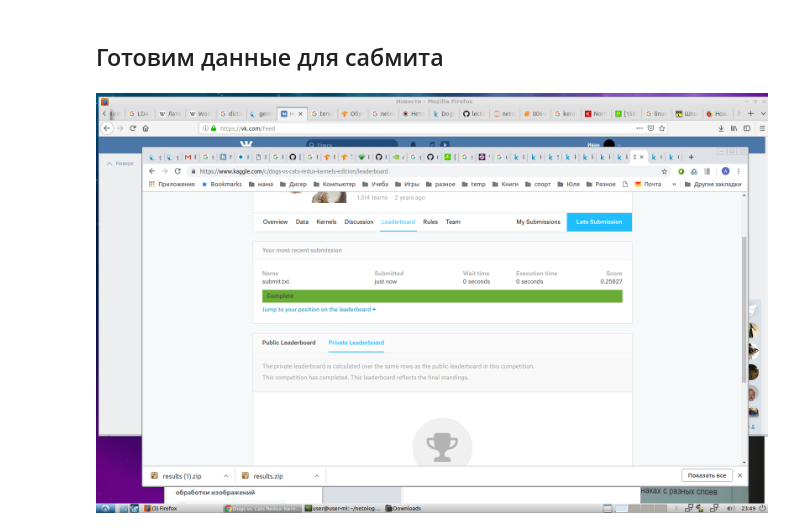
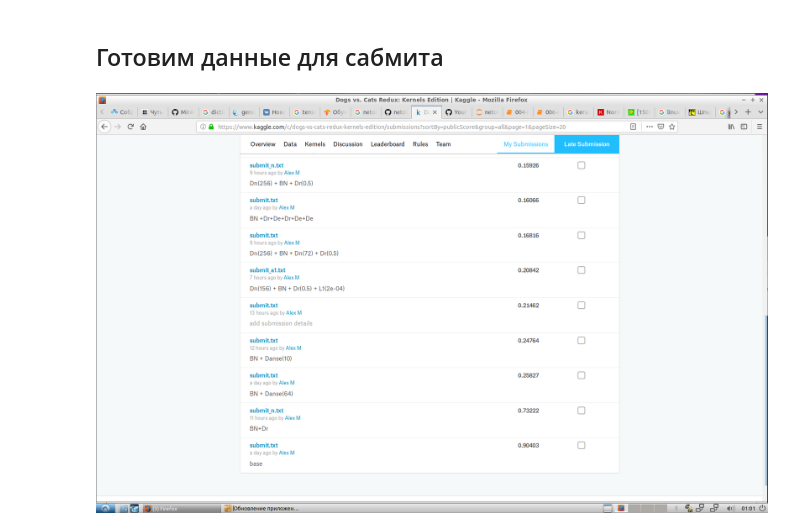
Before and after one commit to MirAlexey/netology-ds, a Jupyter notebook: HW_15/006-dogs-vs-cats.ipynb, the cells around one changed output. Drawn from its saved outputs; the diff is of its cells as text; code cells hidden in the pictures.

```diff
--- a/HW_15/006-dogs-vs-cats.ipynb
+++ b/HW_15/006-dogs-vs-cats.ipynb
@@ -129,5 +129,5 @@ with open('submit.txt', 'w') as dst:
 # %%
 from IPython.display import Image
-Image("commit.png")
+Image("all-commit.png")
 # %% [output]
-[figure, old version]
+[figure, new version]
```
Also changed, not shown: parts of 2 cells of this notebook.
